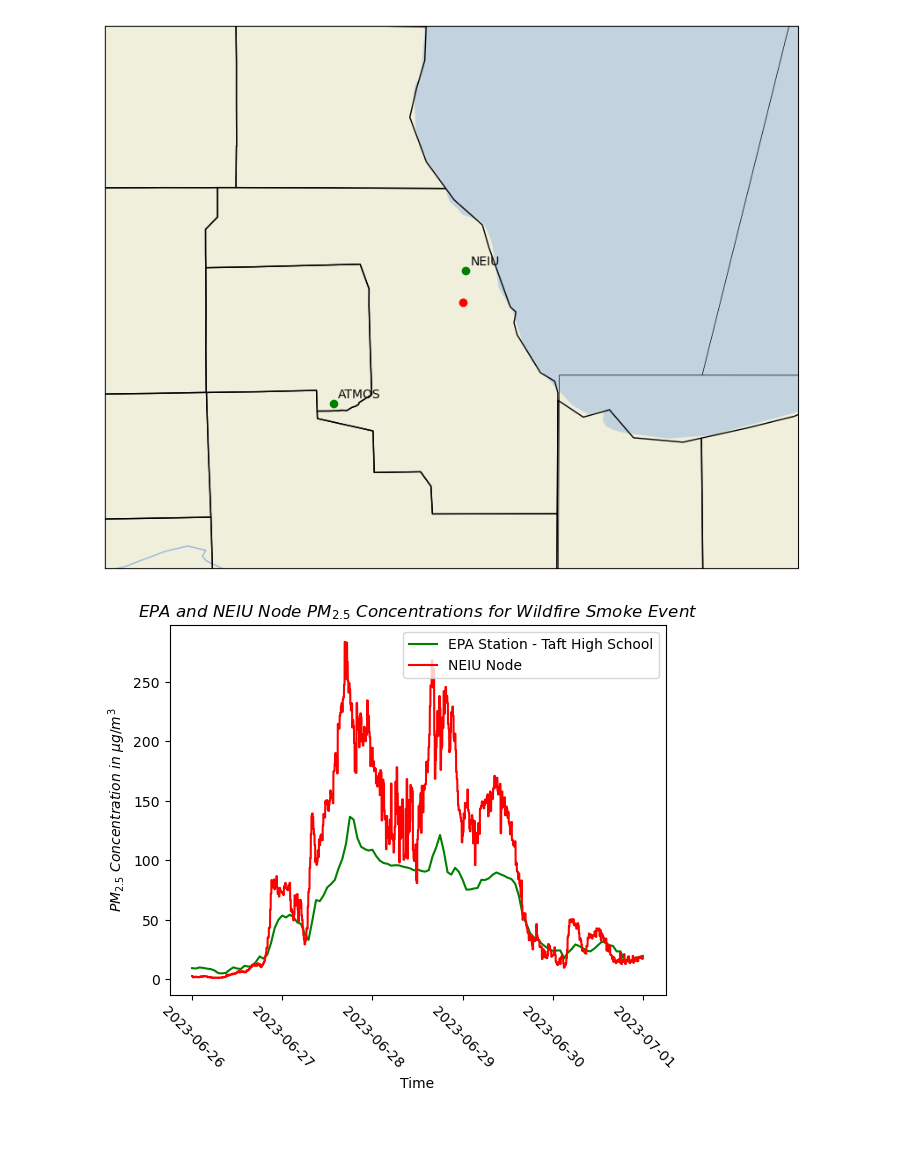
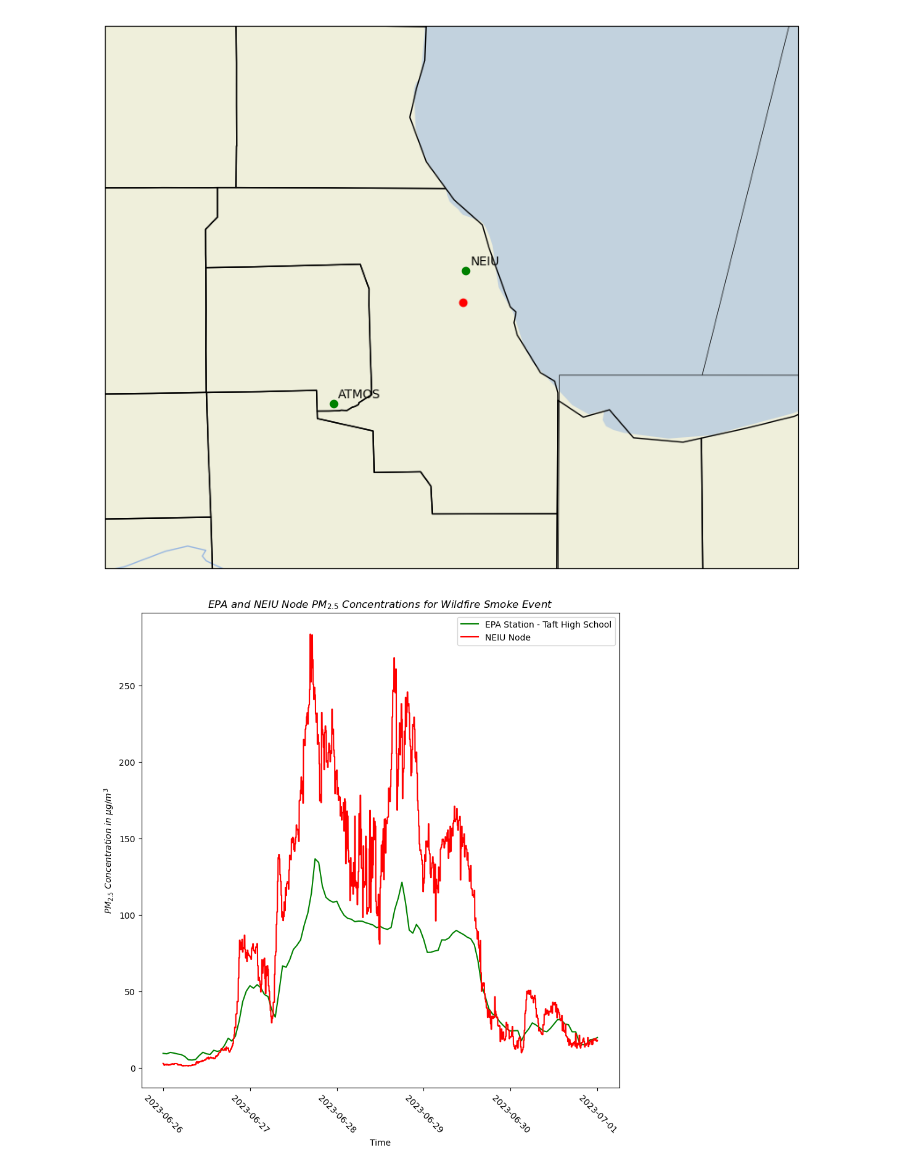
Before and after one commit to EVS-ATMOS/air-quality-sensors, a Jupyter notebook: notebooks/chicago_wildifre.ipynb, the cells around one changed output. Drawn from its saved outputs; the diff is of its cells as text; code cells hidden in the pictures; blank space fills up the shorter version.

```diff
--- a/notebooks/chicago_wildifre.ipynb
+++ b/notebooks/chicago_wildifre.ipynb
@@ -336,13 +356,14 @@ if token is not None and len(token) > 0:
 [figure]
 # %%
 ## Plotting the EPA dataset:
+plt.figure(figsize=(10,10))
 plt.plot(results.time, results["PM2.5"], color="green", label="EPA Station - Taft High School")
 plt.plot(pm25["timestamp"], pm25["value"], color="red", label="NEIU Node")
 plt.ylabel("$ PM_{2.5}\ Concentration\ in\ \mu g/m^3$")
 plt.xlabel('Time')
 plt.title("$EPA\ and\ NEIU\ Node\ PM_{2.5}\ Concentrations\ for\ Wildfire\ Smoke\ Event$")
 plt.xticks(rotation=315)
 plt.legend()
-plt.savefig("EPA_NEIU_wildfire")
+plt.savefig("EPA_NEIU_wildfire", format='svg', bbox_inches='tight')
 # %% [output]
-[figure, old version]
+[figure, new version]
```
Also changed, not shown: parts of 5 cells of this notebook, 1 other file.
